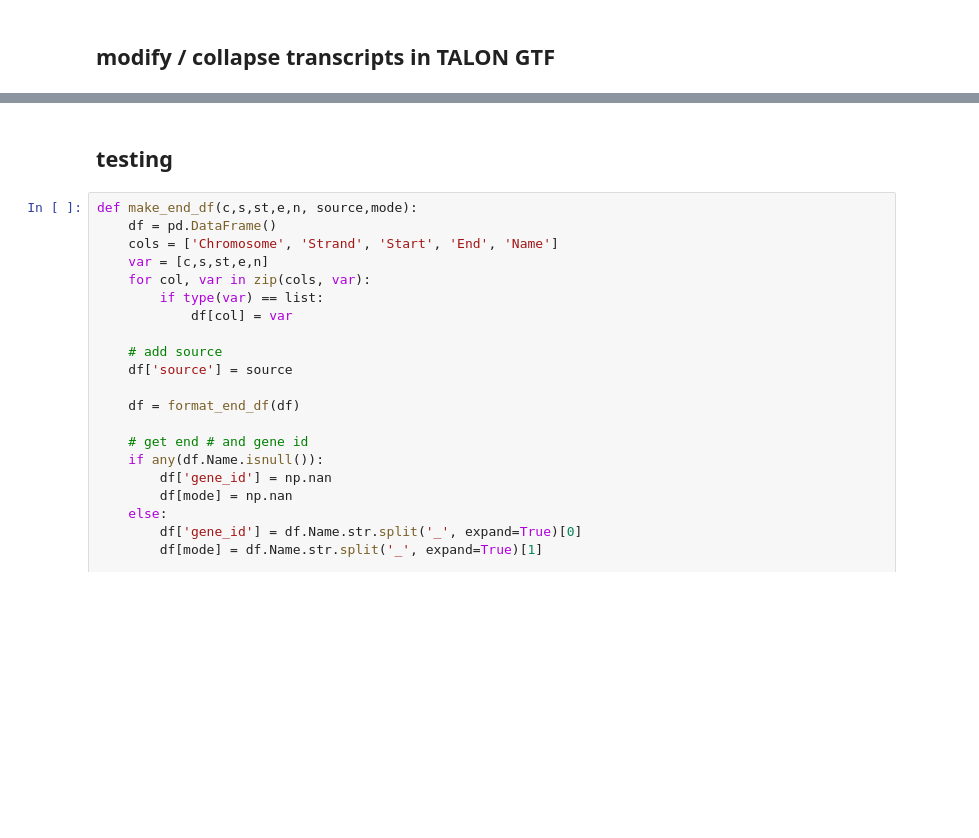
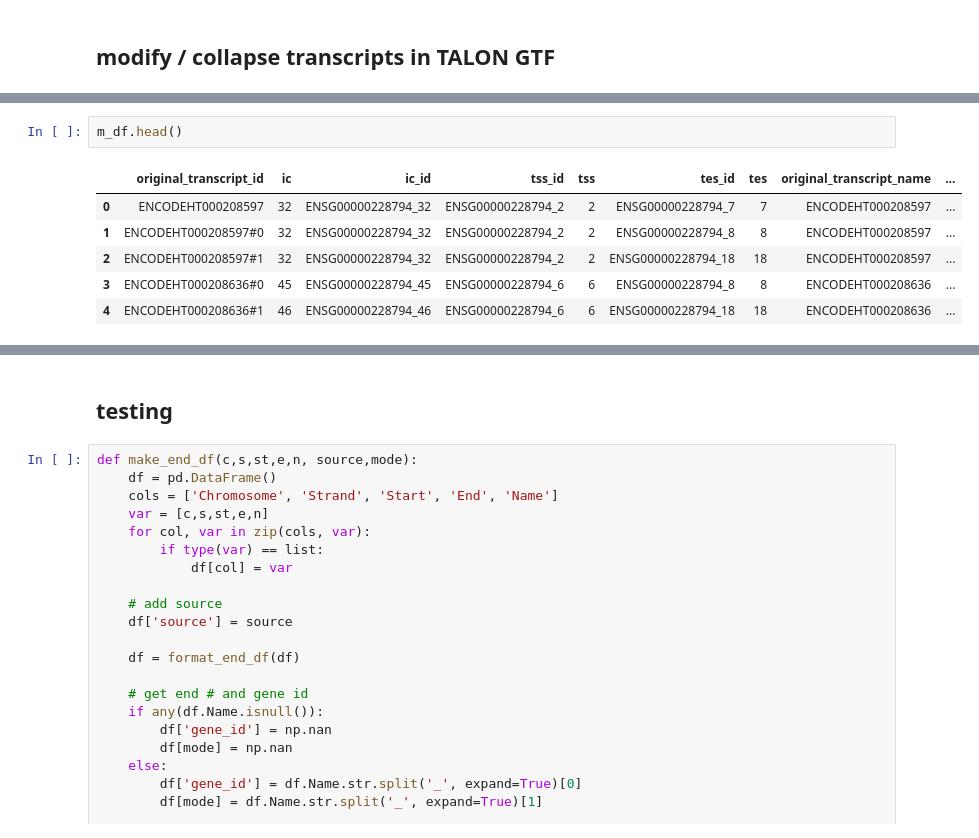
Before and after one commit to mortazavilab/cerberus, a Jupyter notebook: 220412_dev.ipynb, the cells around one changed output, grey strips where cells are left out. Drawn from its saved outputs; the diff is of its cells as text; blank space fills up the shorter version.

```diff
--- a/220412_dev.ipynb
+++ b/220412_dev.ipynb
@@ -251,0 +273,9 @@ def update_gtf_ends(gtf, tss, tes):
+# %%
+m_df.head()
+# %% [output]
+|  | original_transcript_id | ic | ic_id | tss_id | tss | tes_id | tes | original_transcript_name | ... |
+| 0 | ENCODEHT000208597 | 32 | ENSG00000228794_32 | ENSG00000228794_2 | 2 | ENSG00000228794_7 | 7 | ENCODEHT000208597 | ... |
+| 1 | ENCODEHT000208597#0 | 32 | ENSG00000228794_32 | ENSG00000228794_2 | 2 | ENSG00000228794_8 | 8 | ENCODEHT000208597 | ... |
+| 2 | ENCODEHT000208597#1 | 32 | ENSG00000228794_32 | ENSG00000228794_2 | 2 | ENSG00000228794_18 | 18 | ENCODEHT000208597 | ... |
+| 3 | ENCODEHT000208636#0 | 45 | ENSG00000228794_45 | ENSG00000228794_6 | 6 | ENSG00000228794_8 | 8 | ENCODEHT000208636 | ... |
+| 4 | ENCODEHT000208636#1 | 46 | ENSG00000228794_46 | ENSG00000228794_6 | 6 | ENSG00000228794_18 | 18 | ENCODEHT000208636 | ... |
```
Also changed, not shown: parts of 20 cells of this notebook.
